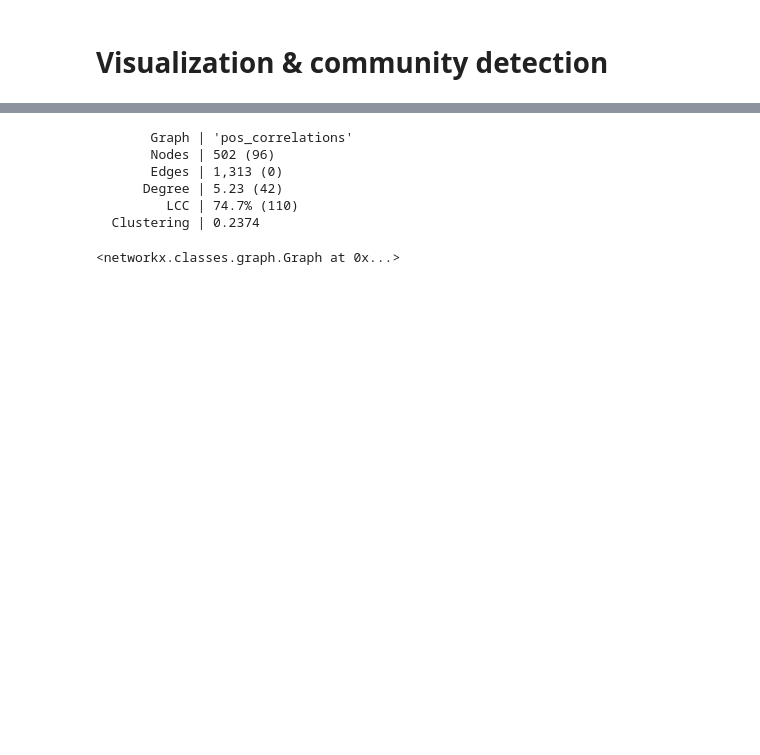
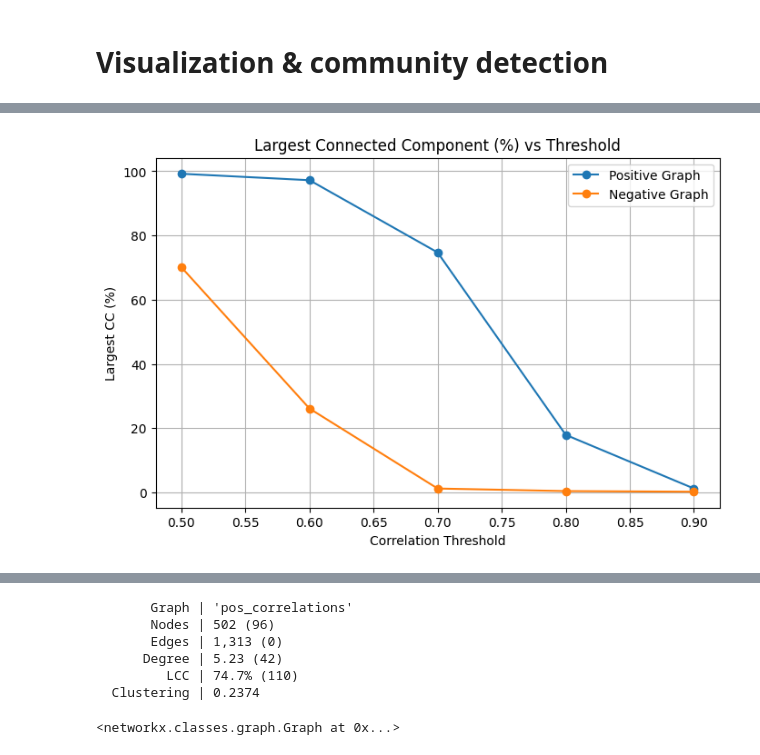
Before and after one commit to HSellis/INA-Project, a Jupyter notebook: community_detection.ipynb, the cells around one changed output, grey strips where cells are left out. Saved outputs shown, nothing was run; the diff lists cells and outputs as text; code cells hidden in the pictures; blank space fills up the shorter version.

Commit message:
comparison of different thresholds for constructing graphs + more explanation text to notebook

```diff
--- a/community_detection.ipynb
+++ b/community_detection.ipynb
@@ -33,2 +29,32 @@ correlations = correlations.drop(columns=["Ticker"])
 # %%
-G_pos, G_neg = correlation_to_pos_neg_graphs(correlations, stocks_info, threshold=0.7)
+thresholds = [0.5, 0.6, 0.7, 0.8, 0.9]
+results = []
+
+for threshold in thresholds:
+    G_pos, G_neg = correlation_to_pos_neg_graphs(correlations, stocks_info, threshold)
+
+    for graph, sign in [(G_pos, "positive"), (G_neg, "negative")]:
+        num_nodes = graph.number_of_nodes()
+        num_edges = graph.number_of_edges()
+
+        avg_degree = 2 * num_edges / num_nodes
+        max_degree = max(k for _, k in graph.degree())
+
+        lcc = LCC(graph)
+        lcc_percent = len(lcc) / num_nodes * 100
+
+        clustering = nx.average_clustering(graph)
+
+        results.append({
+            "Threshold": threshold,
+            "Graph type": sign,
+            "Nodes": num_nodes,
+            "Edges": num_edges,
+            "Average degree": round(avg_degree, 1),
+            "Largest degree": max_degree,
+            "Largest CC %": round(lcc_percent, 1),
+            "Clustering coeff.": round(clustering, 3)
+        })
+
+graph_stats_df = pd.DataFrame(results)
+graph_stats_df
@@ -34,0 +73,15 @@ G_pos, G_neg = correlation_to_pos_neg_graphs(correlations, stocks_info, threshol
+# %%
+pivot_df = graph_stats_df.pivot(index='Threshold', columns='Graph type', values='Largest CC %')
+
+plt.figure(figsize=(8, 5))
+plt.plot(pivot_df.index, pivot_df['positive'], marker='o', label='Positive Graph')
+plt.plot(pivot_df.index, pivot_df['negative'], marker='o', label='Negative Graph')
+
+plt.title('Largest Connected Component (%) vs Threshold')
+plt.xlabel('Correlation Threshold')
+plt.ylabel('Largest CC (%)')
+plt.grid(True)
+plt.legend()
+plt.show()
+# %% [output]
+[figure, added]
```
Also changed, not shown: parts of 15 cells of this notebook, 1 other file.
